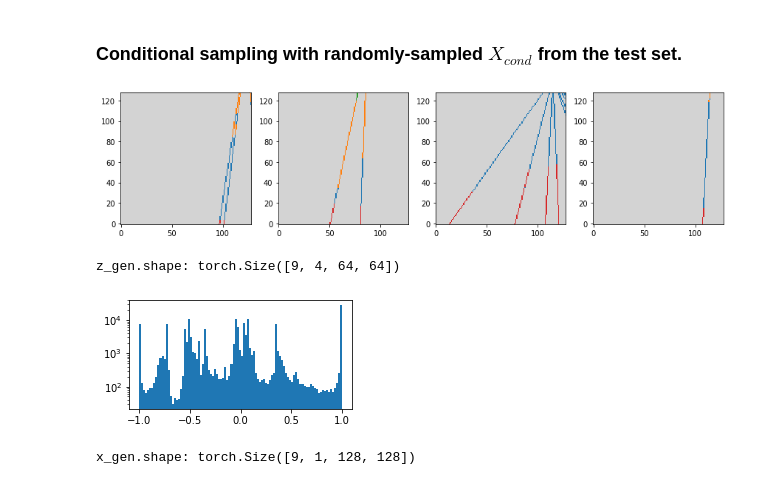
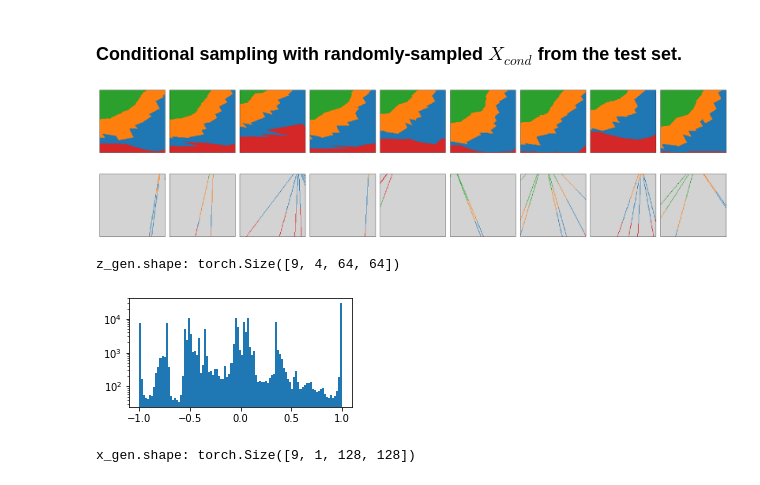
Before and after one commit to ML4ITS/Latent-Diffusion-Model-for-Conditional-Reservoir-Facies-Generation, a Jupyter notebook: analytic_sample_ldm.ipynb, the cells around one changed output. Saved outputs shown, nothing was run; the diff lists cells and outputs as text; code cells hidden in the pictures.

```diff
--- a/analytic_sample_ldm.ipynb
+++ b/analytic_sample_ldm.ipynb
@@ -14,7 +14,9 @@ from methods.utils import get_root_dir, load_yaml_param_settings
 from methods.ldm.denoising_diffusion_pytorch.denoising_diffusion_pytorch import save_image, save_image_unconditional
 # %%
 # load the sampler
-sampler = LDMSampler(stage2_ckpt=get_root_dir().joinpath('methods', 'ldm', 'saved_models', 'stage2-20.ckpt'))
+# fname = get_root_dir().joinpath('methods', 'ldm', 'saved_models', '(a)', 'stage2-40.ckpt')
+fname = get_root_dir().joinpath('methods', 'ldm', 'saved_models', '(b)', 'stage2-33.ckpt')
+sampler = LDMSampler(stage2_ckpt=fname)
 trainer = sampler.trainer
 # %% [output]
 self.X_train.shape: (4044, 4, 128, 128)
@@ -27,32 +29,49 @@ cmap = ListedColormap(['C3', 'C2', 'C1', 'C0', '#D3D3D3'])
 # %% [markdown]
 ### Conditional sampling with randomly-sampled $X_{cond}$ from the test set.
 # %%
-random.seed(0)
-np.random.seed(0)
+seed = 0
+random.seed(seed)
+np.random.seed(seed)
 # ================
 
 num_samples = 9
 
 # z_cond
+X = []
 X_cond = []
 for _ in range(num_samples):
     i = np.random.choice(len(trainer.ds.dataset))
     x, x_cond = trainer.ds.dataset[i]  # (c h w)
+    X.append(x.numpy())
     X_cond.append(x_cond.numpy())
+X = torch.from_numpy(np.array(X))
 X_cond = torch.from_numpy(np.array(X_cond))  # (b c h w); b == num_samples
 z_cond = trainer.pretrained_encoder_cond(X_cond.to(trainer.accelerator.device))  # (b c h' w')
 
 
 # ================
-# plot the first 4 of x_cond
-fig, axes = plt.subplots(1, 4, figsize=(12, 3))
+# plot: X
+fig, axes = plt.subplots(1, num_samples, figsize=(3*num_samples, 3))
+for i, ax in enumerate(axes.flatten()):
+    ax.imshow(torch.argmax(X, dim=1)[i], interpolation='nearest', cmap=cmap, aspect='auto', vmin=0, vmax=4)
+    ax.invert_yaxis()
+    ax.set_xticks([])
+    ax.set_yticks([])
+plt.tight_layout()
+plt.show()
+
+# plot: X_cond
+fig, axes = plt.subplots(1, num_samples, figsize=(3*num_samples, 3))
 for i, ax in enumerate(axes.flatten()):
     ax.imshow(torch.argmax(X_cond, dim=1)[i], interpolation='nearest', cmap=cmap, aspect='auto')
     ax.invert_yaxis()
+    ax.set_xticks([])
+    ax.set_yticks([])
 plt.tight_layout()
 plt.show()
 # %% [output]
-[figure, old version]
+[figure, new version]
+[figure, added]
 # %%
 # sample z
 z_gen = trainer.ema.ema_model.sample(z_cond, batch_size=num_samples)
@@ -65,7 +84,7 @@ plt.figure(figsize=(4, 2))
 plt.hist(z_gen.cpu().detach().numpy().flatten(), bins=100, log=True)
 plt.show()
 # %% [output]
-[figure, old version]
+[figure, new version]
 # %%
 # apply decoder
 x_gen = trainer.pretrained_decoder(z_gen)  # (b c h w)
```
Also changed, not shown: parts of 2 cells of this notebook, 3 other files.
